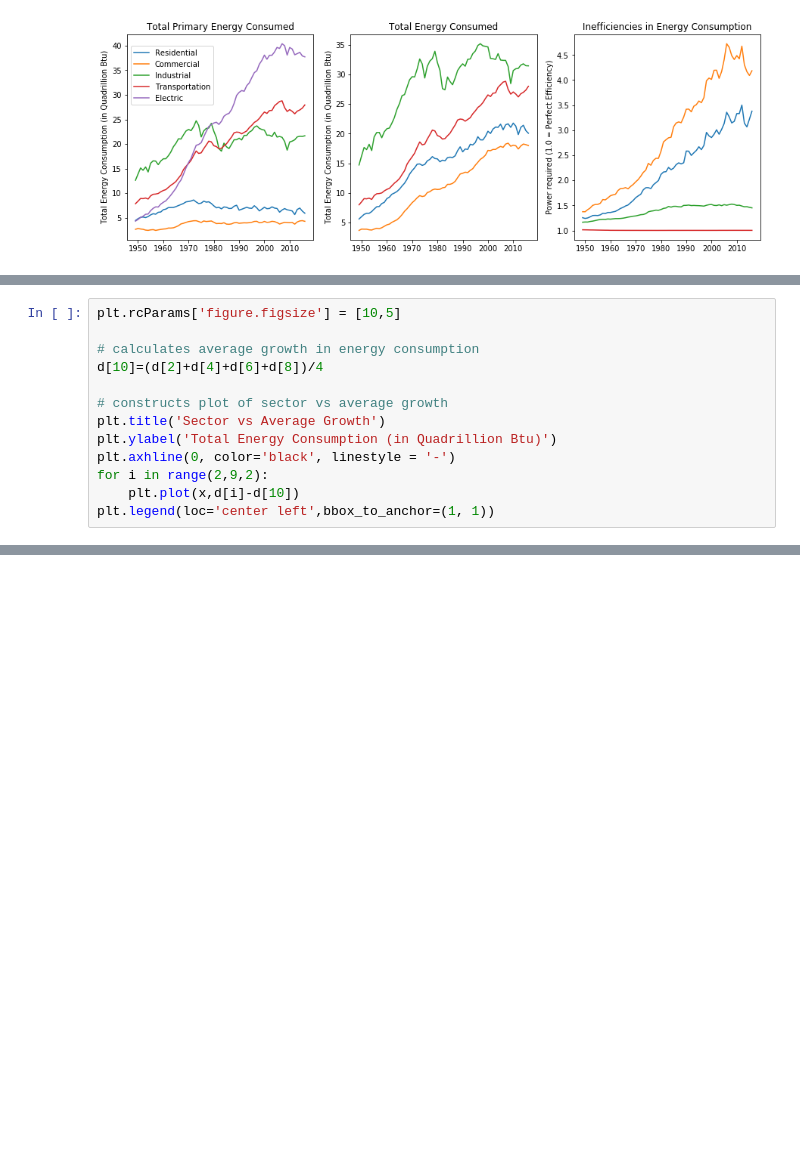
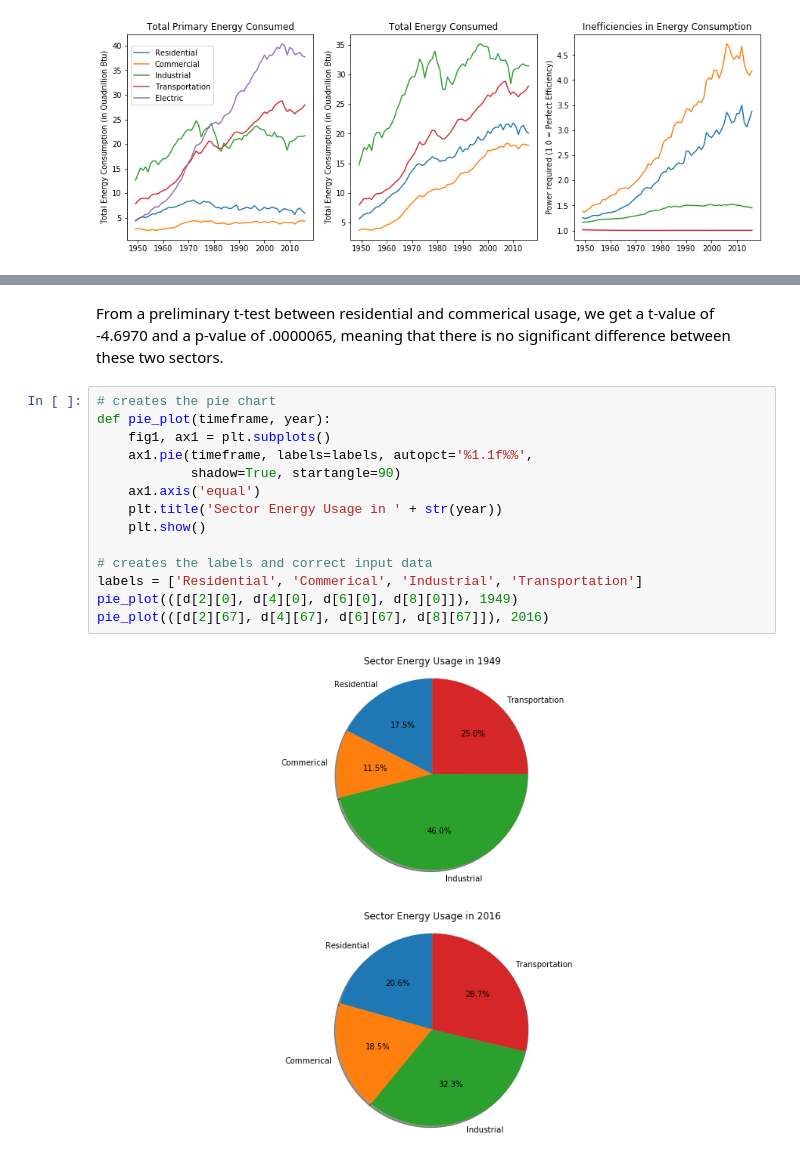
Before and after one commit to mhuh22/Thinkful, a Jupyter notebook: Prep Capstone/The State of Energy (in the United States).ipynb, the cells around one changed output, grey strips where cells are left out. Cells and saved outputs as stored; diff of their text form; blank space fills up the shorter version.

Commit message:
0.4.1
+ Proofreading complete
+ Added data overview
+ Added t-test, and pie charts to section 3

```diff
--- a/Prep Capstone/The State of Energy (in the United States).ipynb
+++ b/Prep Capstone/The State of Energy (in the United States).ipynb
@@ -251,13 +257,0 @@ Now that that’s out of the way, we can observe that the total amount of energy
-# %%
-plt.rcParams['figure.figsize'] = [10,5]
-
-# calculates average growth in energy consumption
-d[10]=(d[2]+d[4]+d[6]+d[8])/4
-
-# constructs plot of sector vs average growth
-plt.title('Sector vs Average Growth')
-plt.ylabel('Total Energy Consumption (in Quadrillion Btu)')
-plt.axhline(0, color='black', linestyle = '-')
-for i in range(2,9,2):
-    plt.plot(x,d[i]-d[10])
-plt.legend(loc='center left',bbox_to_anchor=(1, 1))
@@ -289,0 +265,19 @@ Transportation: Ttest_indResult(statistic=-0.66338219226205941, pvalue=0.5082435
+# %% [markdown]
+From a preliminary t-test between residential and commerical usage, we get a t-value of -4.6970 and a p-value of .0000065, meaning that there is no significant difference between these two sectors.
+# %%
+# creates the pie chart
+def pie_plot(timeframe, year):
+    fig1, ax1 = plt.subplots()
+    ax1.pie(timeframe, labels=labels, autopct='%1.1f%%',
+            shadow=True, startangle=90)
+    ax1.axis('equal')
+    plt.title('Sector Energy Usage in ' + str(year))
+    plt.show()
+
+# creates the labels and correct input data
+labels = ['Residential', 'Commerical', 'Industrial', 'Transportation']
+pie_plot(([d[2][0], d[4][0], d[6][0], d[8][0]]), 1949)
+pie_plot(([d[2][67], d[4][67], d[6][67], d[8][67]]), 2016)
+# %% [output]
+[figure, added]
+[figure, added]
```
Also changed, not shown: parts of 18 cells of this notebook.
